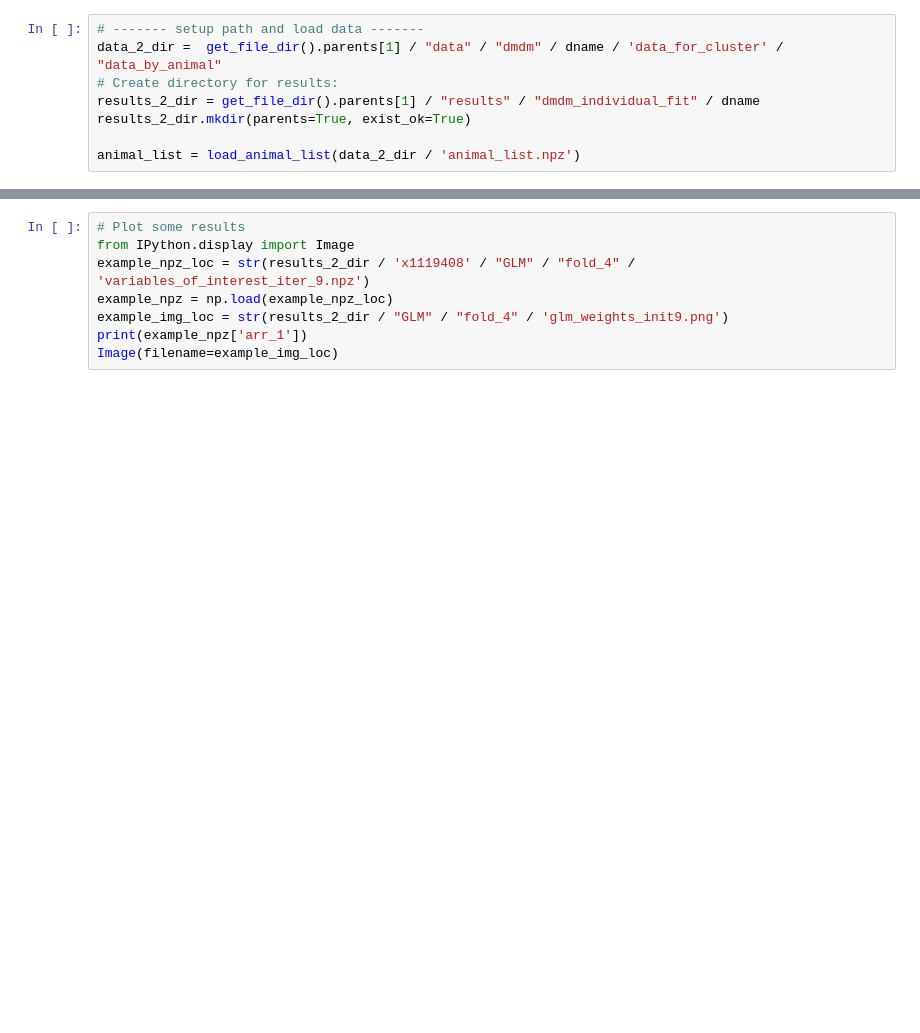
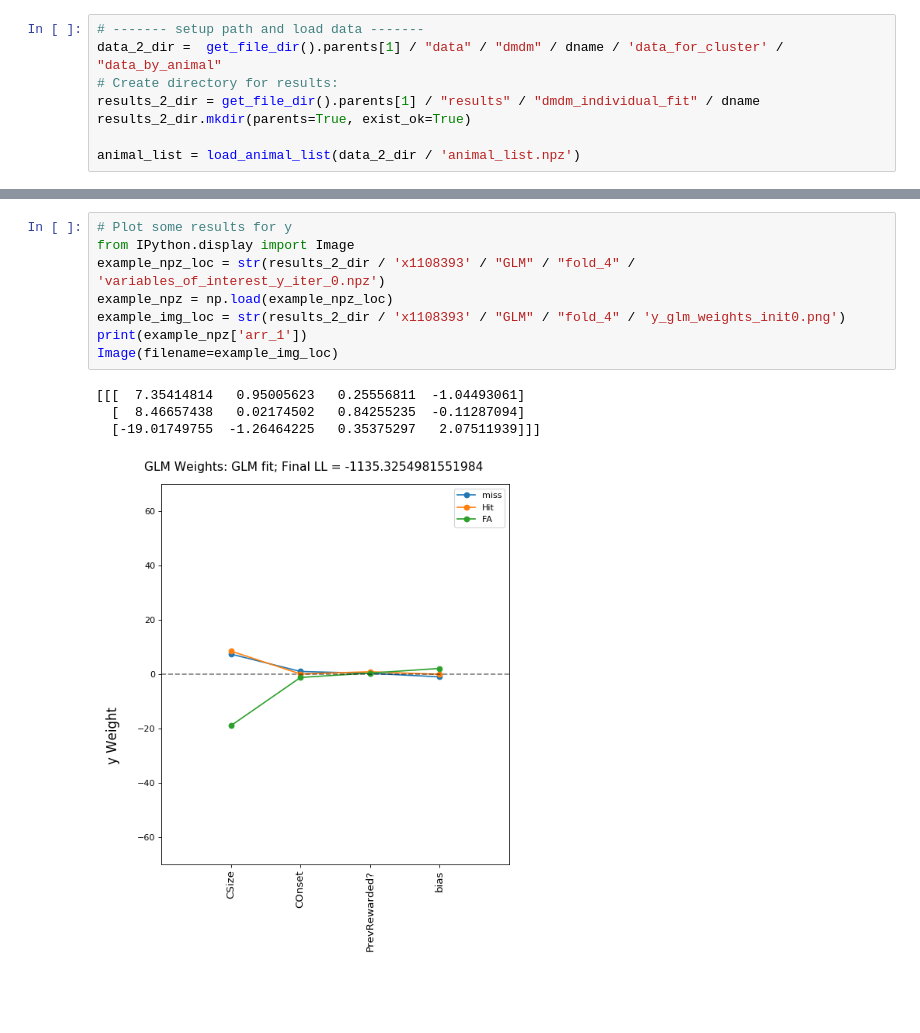
Before and after one commit to sumiya-kuroda/glm-hmm, a Jupyter notebook: 2_fit_models/dmdm/1_fit_glm/fit_glm_dmdm.ipynb, the cells around one changed output, grey strips where cells are left out. Cells and saved outputs as stored; diff of their text form; blank space fills up the shorter version.

```diff
--- a/2_fit_models/dmdm/1_fit_glm/fit_glm_dmdm.ipynb
+++ b/2_fit_models/dmdm/1_fit_glm/fit_glm_dmdm.ipynb
@@ -303,11 +289,16 @@ with threadpool_limits(limits=1, user_api='blas'):
 # %%
-# Plot some results
+# Plot some results for y
 from IPython.display import Image
-example_npz_loc = str(results_2_dir / 'x1119408' / "GLM" / "fold_4" / 'variables_of_interest_iter_9.npz')
+example_npz_loc = str(results_2_dir / 'x1108393' / "GLM" / "fold_4" / 'variables_of_interest_y_iter_0.npz')
 example_npz = np.load(example_npz_loc)
-example_img_loc = str(results_2_dir / "GLM" / "fold_4" / 'glm_weights_init9.png')
+example_img_loc = str(results_2_dir / 'x1108393' / "GLM" / "fold_4" / 'y_glm_weights_init0.png')
 print(example_npz['arr_1'])
 Image(filename=example_img_loc)
+# %% [output]
+[[[  7.35414814   0.95005623   0.25556811  -1.04493061]
+  [  8.46657438   0.02174502   0.84255235  -0.11287094]
+  [-19.01749755  -1.26464225   0.35375297   2.07511939]]]
+[figure, added]
 # %%
 # Once finished, shut down the cluster and the client
 cluster.close()
```
Also changed, not shown: parts of 9 cells of this notebook, 2 other files.
